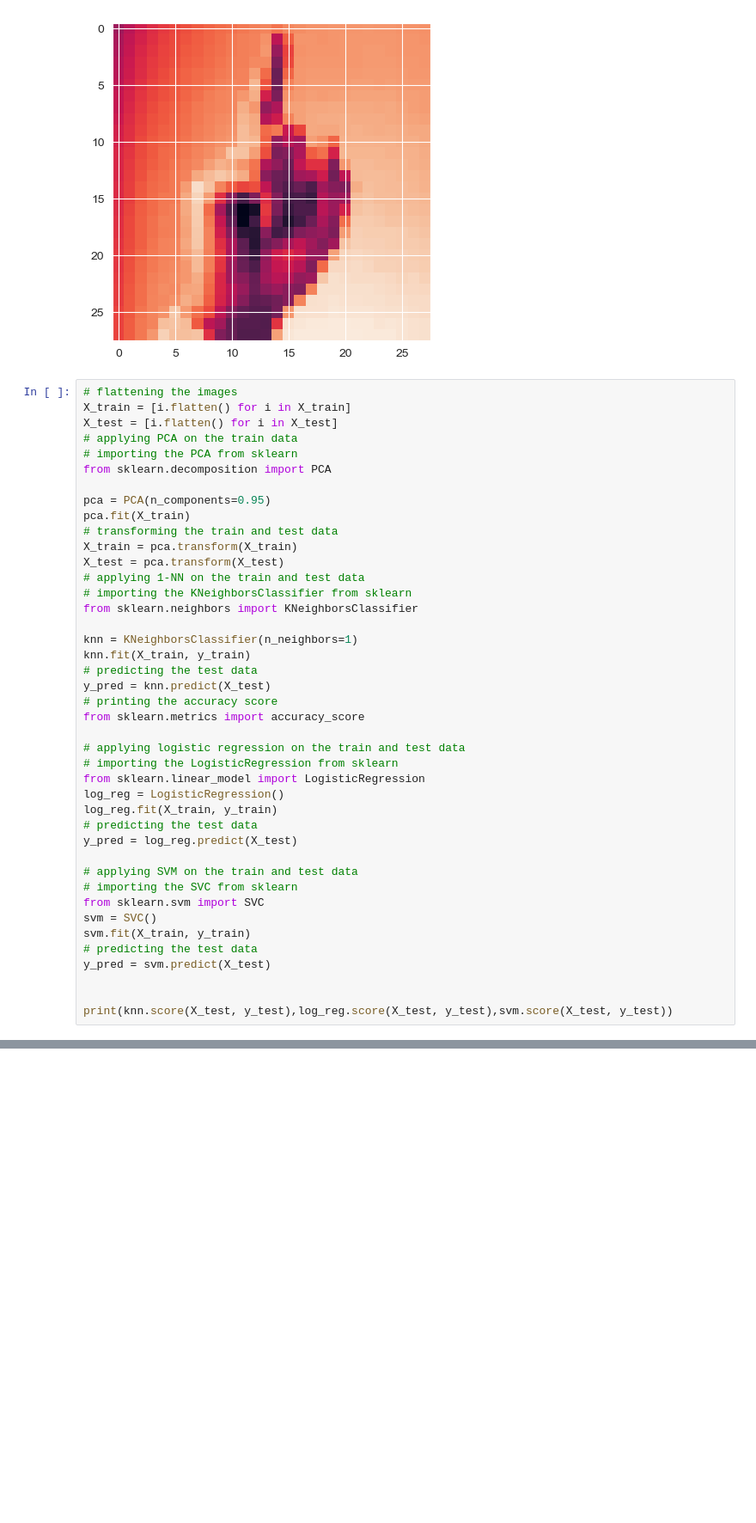
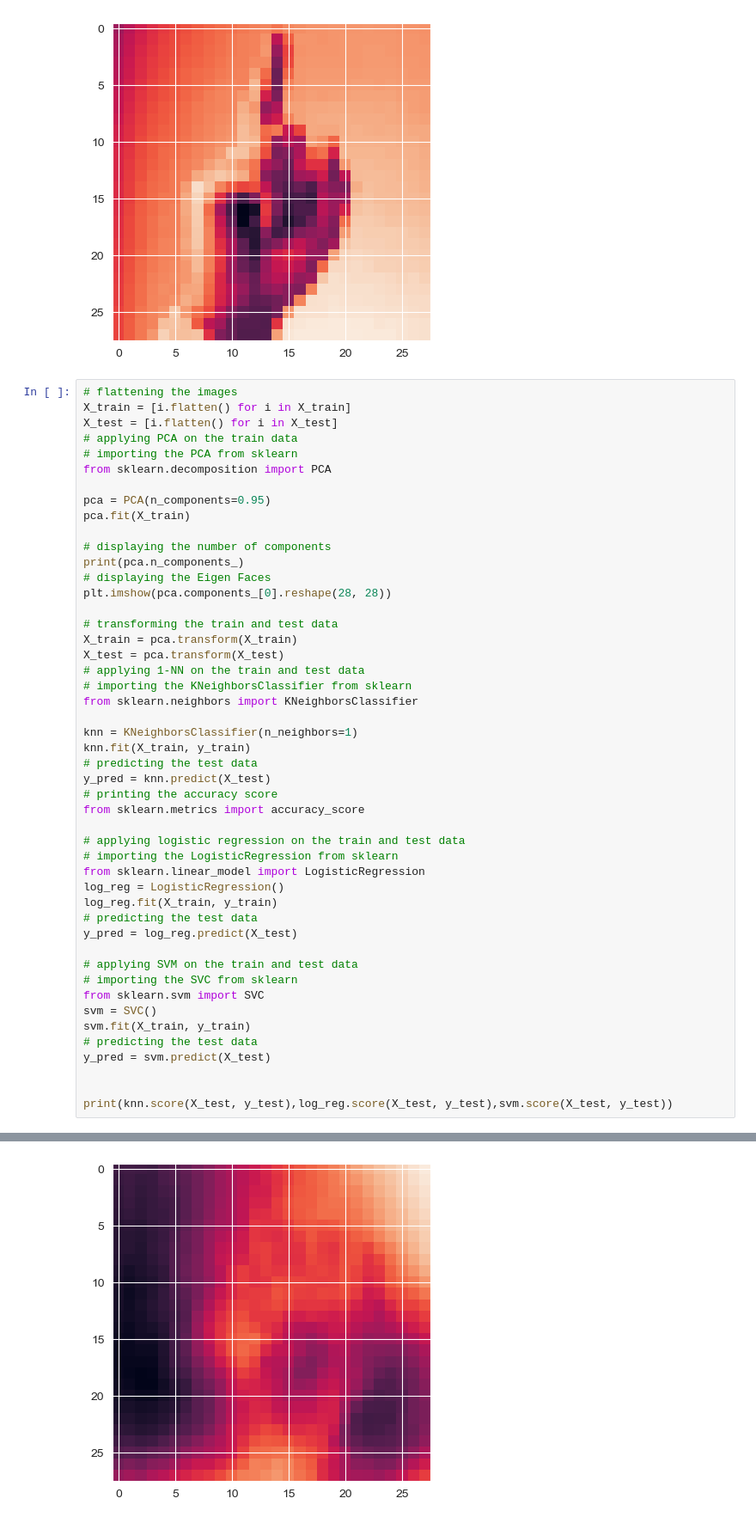
Before and after one commit to parzival979/IMAGE_RECOGNITION_PCA, a Jupyter notebook: sign_language_char.ipynb, the cells around one changed output, grey strips where cells are left out. Shown: that part at 86% size. Cells and saved outputs as stored; diff of their text form; blank space fills up the shorter version.

```diff
--- a/sign_language_char.ipynb
+++ b/sign_language_char.ipynb
@@ -61,6 +61,12 @@ from sklearn.decomposition import PCA
 
 pca = PCA(n_components=0.95)
 pca.fit(X_train)
+
+# displaying the number of components
+print(pca.n_components_)
+# displaying the Eigen Faces
+plt.imshow(pca.components_[0].reshape(28, 28))
+
 # transforming the train and test data
 X_train = pca.transform(X_train)
 X_test = pca.transform(X_test)
@@ -105 +112,2 @@ Please also refer to the documentation for alternative solver options:
+[figure, added]
 # %%
```
Also changed, not shown: parts of 9 cells of this notebook, 2 other files.
